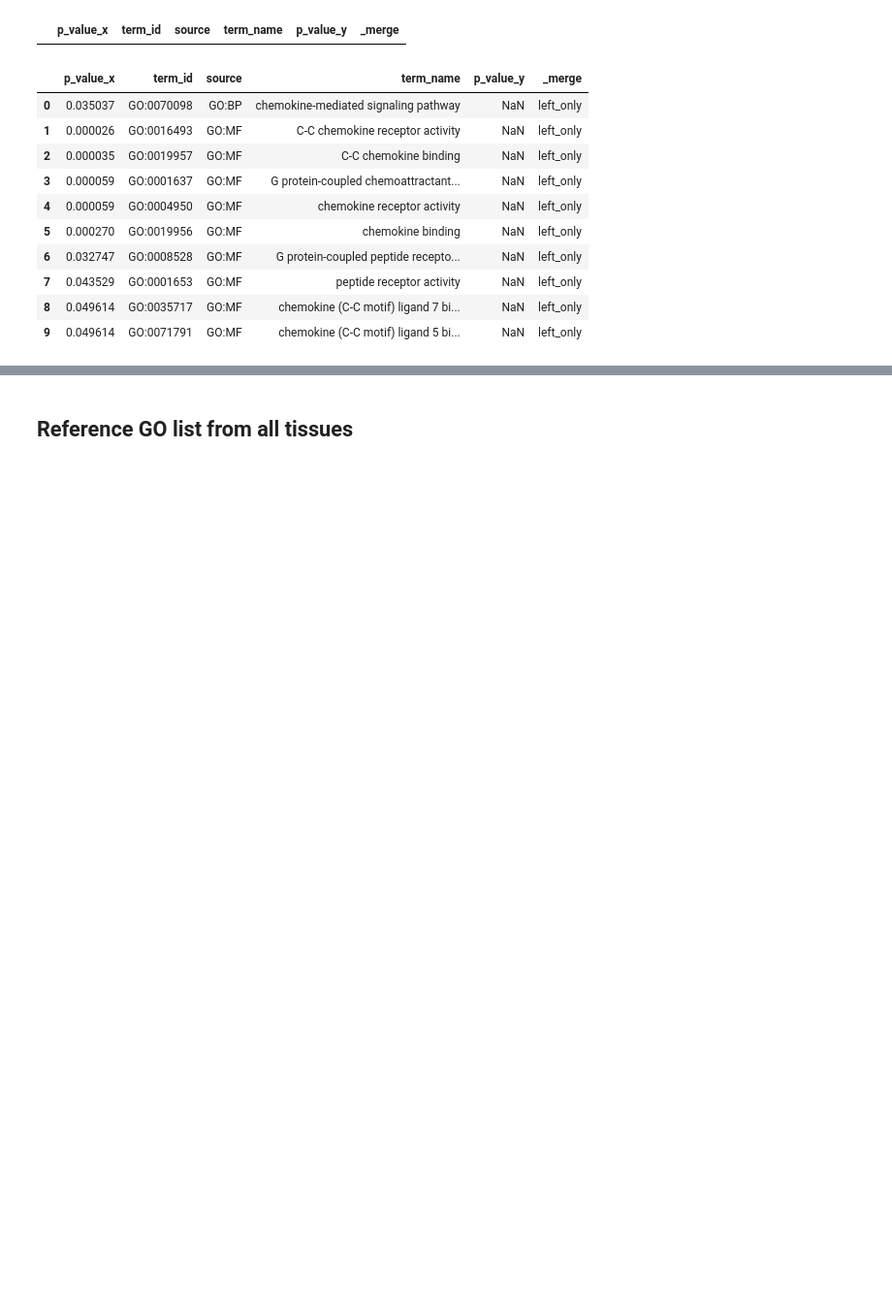
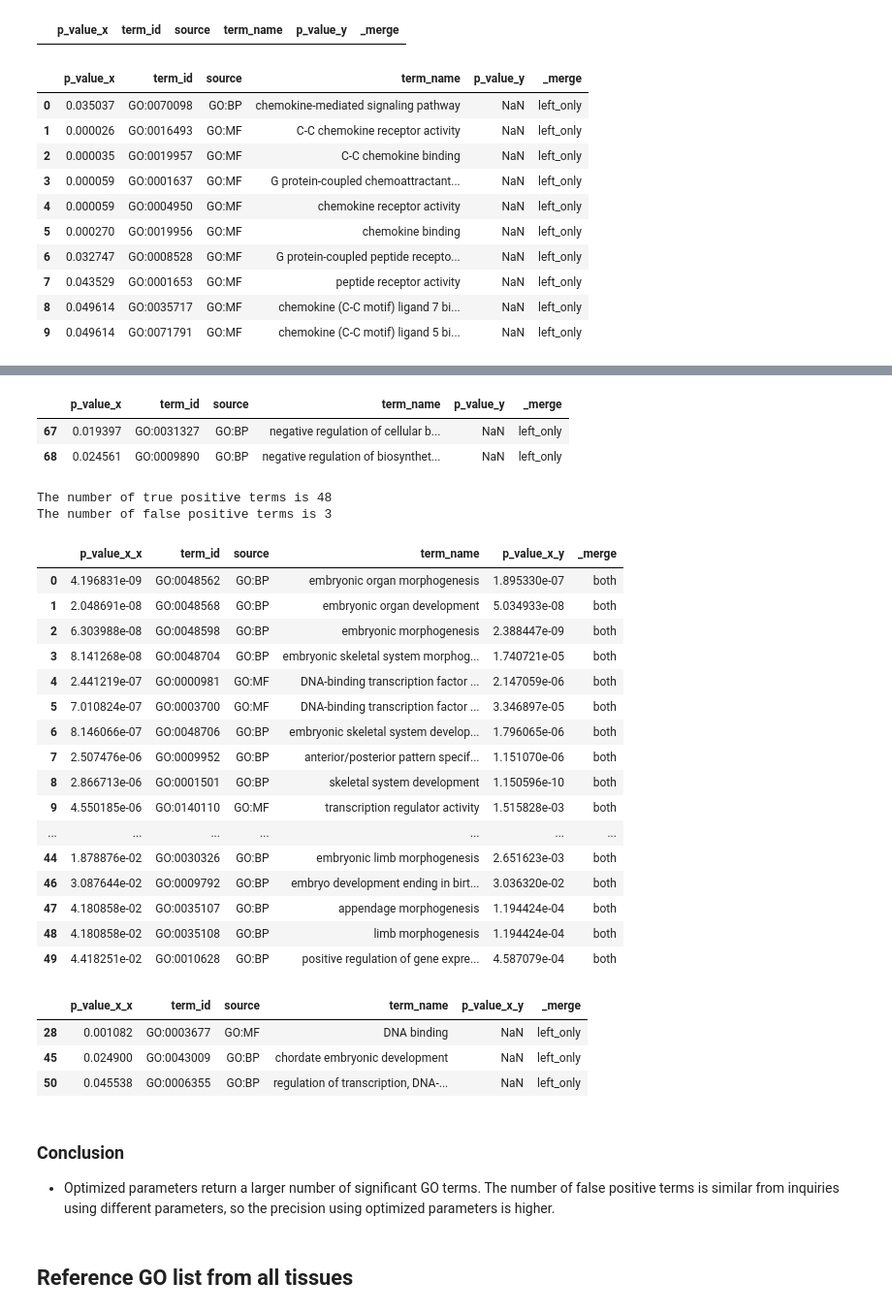
Before and after one commit to hoffmangroup/2020behst, a Jupyter notebook: comparison_test.ipynb, the cells around one changed output, grey strips where cells are left out. Shown at 97% size. Saved outputs shown, nothing was run; the diff lists cells and outputs as text; code cells hidden in the pictures; blank space fills up the shorter version.

```diff
--- a/comparison_test.ipynb
+++ b/comparison_test.ipynb
@@ -266,3 +435,46 @@ limb_tss_res[1]
+# %%
+limb_9400_6100_res[1]
+# %% [output]
+|  | p_value_x | term_id | source | term_name | p_value_y | _merge |
+| 67 | 0.019397 | GO:0031327 | GO:BP | negative regulation of cellular b... | NaN | left_only |
+| 68 | 0.024561 | GO:0009890 | GO:BP | negative regulation of biosynthet... | NaN | left_only |
+# %%
+# check overlapped terms
+
+limb_100_6100_pos = limb_100_6100_res[0][['p_value_x', 'term_id', 'source', 'term_name']]
+limb_pos = limb_res[0][['p_value_x', 'term_id', 'source', 'term_name']]
+merged = merge_df(limb_100_6100_pos, limb_pos, ['term_id', 'source', 'term_name'])
+merged[0]
+# %% [output]
+The number of true positive terms is 48
+The number of false positive terms is 3
+|  | p_value_x_x | term_id | source | term_name | p_value_x_y | _merge |
+| 0 | 4.196831e-09 | GO:0048562 | GO:BP | embryonic organ morphogenesis | 1.895330e-07 | both |
+| 1 | 2.048691e-08 | GO:0048568 | GO:BP | embryonic organ development | 5.034933e-08 | both |
+| 2 | 6.303988e-08 | GO:0048598 | GO:BP | embryonic morphogenesis | 2.388447e-09 | both |
+| 3 | 8.141268e-08 | GO:0048704 | GO:BP | embryonic skeletal system morphog... | 1.740721e-05 | both |
+| 4 | 2.441219e-07 | GO:0000981 | GO:MF | DNA-binding transcription factor ... | 2.147059e-06 | both |
+| 5 | 7.010824e-07 | GO:0003700 | GO:MF | DNA-binding transcription factor ... | 3.346897e-05 | both |
+| 6 | 8.146066e-07 | GO:0048706 | GO:BP | embryonic skeletal system develop... | 1.796065e-06 | both |
+| 7 | 2.507476e-06 | GO:0009952 | GO:BP | anterior/posterior pattern specif... | 1.151070e-06 | both |
+| 8 | 2.866713e-06 | GO:0001501 | GO:BP | skeletal system development | 1.150596e-10 | both |
+| 9 | 4.550185e-06 | GO:0140110 | GO:MF | transcription regulator activity | 1.515828e-03 | both |
+| ... | ... | ... | ... | ... | ... | ... |
+| 44 | 1.878876e-02 | GO:0030326 | GO:BP | embryonic limb morphogenesis | 2.651623e-03 | both |
+| 46 | 3.087644e-02 | GO:0009792 | GO:BP | embryo development ending in birt... | 3.036320e-02 | both |
+| 47 | 4.180858e-02 | GO:0035107 | GO:BP | appendage morphogenesis | 1.194424e-04 | both |
+| 48 | 4.180858e-02 | GO:0035108 | GO:BP | limb morphogenesis | 1.194424e-04 | both |
+| 49 | 4.418251e-02 | GO:0010628 | GO:BP | positive regulation of gene expre... | 4.587079e-04 | both |
+# %%
+merged[1]
+# %% [output]
+|  | p_value_x_x | term_id | source | term_name | p_value_x_y | _merge |
+| 28 | 0.001082 | GO:0003677 | GO:MF | DNA binding | NaN | left_only |
+| 45 | 0.024900 | GO:0043009 | GO:BP | chordate embryonic development | NaN | left_only |
+| 50 | 0.045538 | GO:0006355 | GO:BP | regulation of transcription, DNA-... | NaN | left_only |
+# %% [markdown]
+### Conclusion
+- Optimized parameters return a larger number of significant GO terms. The number of false positive terms is similar from inquiries using different parameters, so the precision using optimized parameters is higher.
 # %% [markdown]
 ## Reference GO list from all tissues
 # %%
```
Also changed, not shown: parts of 23 cells of this notebook.
